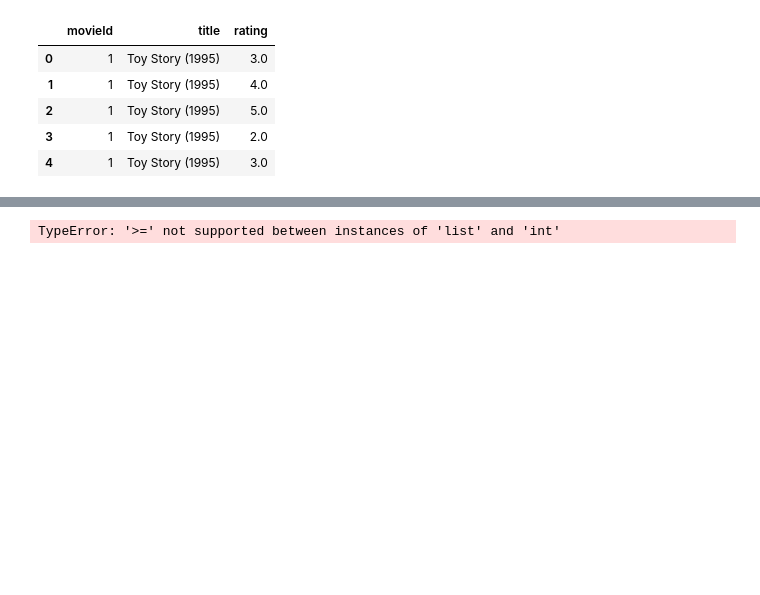
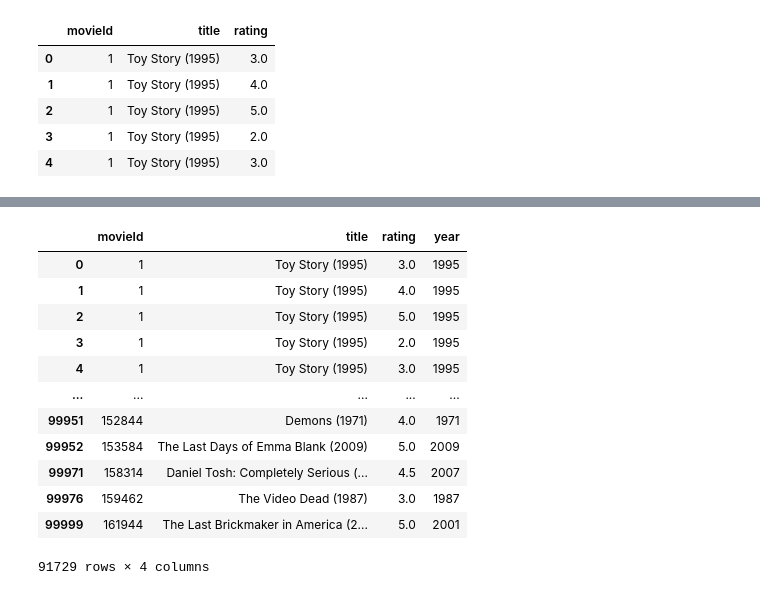
Before and after one commit to avas86/PYDA13-hw, a Jupyter notebook: HW12_Pandas_functions_groupby.ipynb, the cells around one changed output, grey strips where cells are left out. Saved outputs shown, nothing was run; the diff lists cells and outputs as text; code cells hidden in the pictures; blank space fills up the shorter version.

```diff
--- a/HW12_Pandas_functions_groupby.ipynb
+++ b/HW12_Pandas_functions_groupby.ipynb
@@ -153,7 +159,20 @@ movie_rating.head()
 # %%
-movie_rating = movie_rating[(movie_rating['year'] >= '1950') & (movie_rating['year'] <= '2010')]
+movie_rating = movie_rating[(movie_rating['year'] >= 1950) & (movie_rating['year'] <= 2010)]
+movie_rating
 # %% [output]
+|  | movieId | title | rating | year |
+| 0 | 1 | Toy Story (1995) | 3.0 | 1995 |
+| 1 | 1 | Toy Story (1995) | 4.0 | 1995 |
+| 2 | 1 | Toy Story (1995) | 5.0 | 1995 |
+| 3 | 1 | Toy Story (1995) | 2.0 | 1995 |
+| 4 | 1 | Toy Story (1995) | 3.0 | 1995 |
+| ... | ... | ... | ... | ... |
+| 99951 | 152844 | Demons (1971) | 4.0 | 1971 |
+| 99952 | 153584 | The Last Days of Emma Blank (2009) | 5.0 | 2009 |
+| 99971 | 158314 | Daniel Tosh: Completely Serious (... | 4.5 | 2007 |
+| 99976 | 159462 | The Video Dead (1987) | 3.0 | 1987 |
+| 99999 | 161944 | The Last Brickmaker in America (2... | 5.0 | 2001 |
-TypeError: '>=' not supported between instances of 'list' and 'int'
+91729 rows × 4 columns
 # %%
 avg_rating = movie_rating[['year', 'rating']]
 avg_rating.groupby(['year']).mean().sort_values('rating', ascending=False)
```
Also changed, not shown: parts of 4 cells of this notebook.
